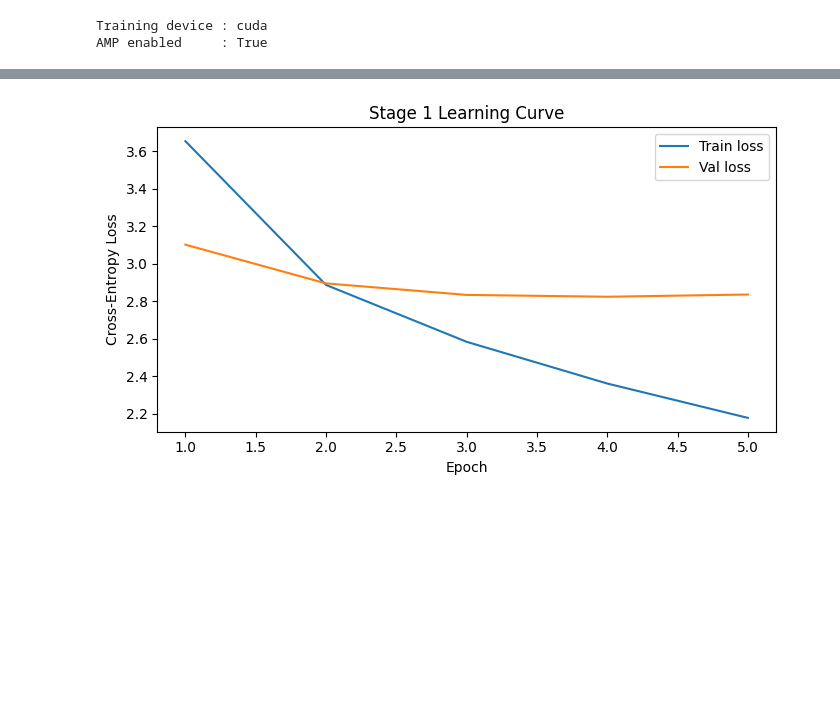
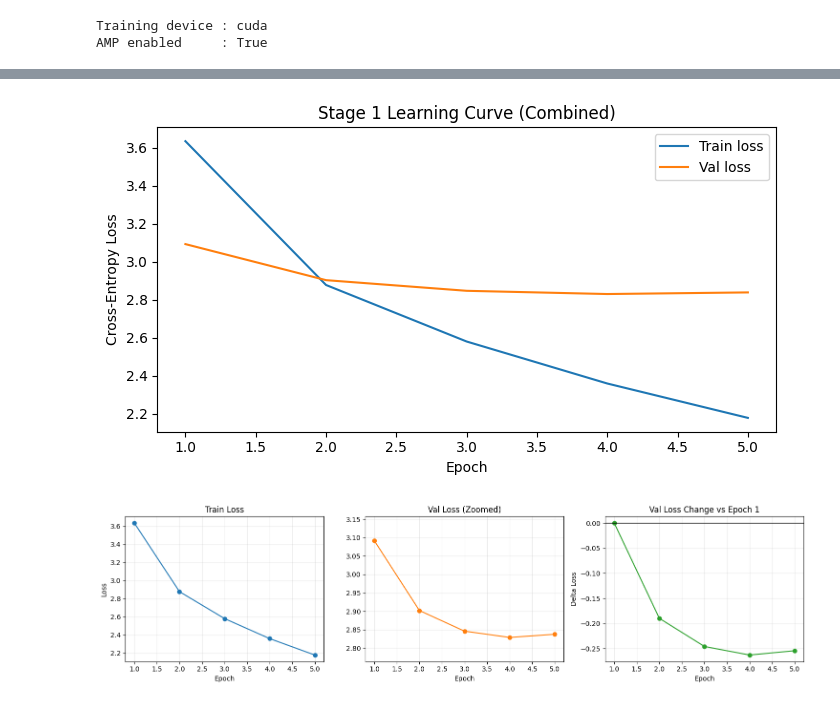
Before and after one commit to Zyx8890/APS360_Deep_Learning, a Jupyter notebook: Project/src/DL_project.ipynb, the cells around one changed output, grey strips where cells are left out. Drawn from its saved outputs; the diff is of its cells as text; code cells hidden in the pictures; blank space fills up the shorter version.

```diff
--- a/Project/src/DL_project.ipynb
+++ b/Project/src/DL_project.ipynb
@@ -678,13 +674,45 @@ for epoch in range(1, epochs + 1):
     val_losses.append(val_loss)
     print(f"Epoch {epoch}/{epochs}  train loss: {train_loss:.4f}  val loss: {val_loss:.4f}")
 
+# Figure A: original combined view
 plt.figure(figsize=(7, 4))
 plt.plot(range(1, epochs + 1), train_losses, label='Train loss')
 plt.plot(range(1, epochs + 1), val_losses,   label='Val loss')
 plt.xlabel('Epoch')
 plt.ylabel('Cross-Entropy Loss')
-plt.title('Stage 1 Learning Curve')
+plt.title('Stage 1 Learning Curve (Combined)')
 plt.legend()
 plt.tight_layout()
 plt.show()
+
+# Figure B: separated/zoomed views for validation trend clarity
+epochs_axis = np.arange(1, epochs + 1)
+val_arr = np.array(val_losses)
+val_delta = val_arr - val_arr[0]
+
+fig, axes = plt.subplots(1, 3, figsize=(15, 4))
+
+axes[0].plot(epochs_axis, train_losses, marker='o', color='tab:blue')
+axes[0].set_title('Train Loss')
+axes[0].set_xlabel('Epoch')
+axes[0].set_ylabel('Loss')
+axes[0].grid(alpha=0.25)
+
+axes[1].plot(epochs_axis, val_losses, marker='o', color='tab:orange')
+axes[1].set_title('Val Loss (Zoomed)')
+axes[1].set_xlabel('Epoch')
+val_min, val_max = float(val_arr.min()), float(val_arr.max())
+pad = max(0.005, (val_max - val_min) * 0.25)
+axes[1].set_ylim(val_min - pad, val_max + pad)
+axes[1].grid(alpha=0.25)
+
+axes[2].plot(epochs_axis, val_delta, marker='o', color='tab:green')
+axes[2].axhline(0.0, color='black', linewidth=1)
+axes[2].set_title('Val Loss Change vs Epoch 1')
+axes[2].set_xlabel('Epoch')
+axes[2].set_ylabel('Delta Loss')
+axes[2].grid(alpha=0.25)
+
+plt.tight_layout()
+plt.show()
 # %% [output]
@@ -696,3 +724,4 @@ Epoch 5/5  train loss: 2.1792  val loss: 2.8362
-[figure, old version]
+[figure, new version]
+[figure, added]
 # %%
 # 7) Stage 2 fine-tuning — unfreeze last ResNet block and train at lower LR
```
Also changed, not shown: parts of 7 cells of this notebook.
